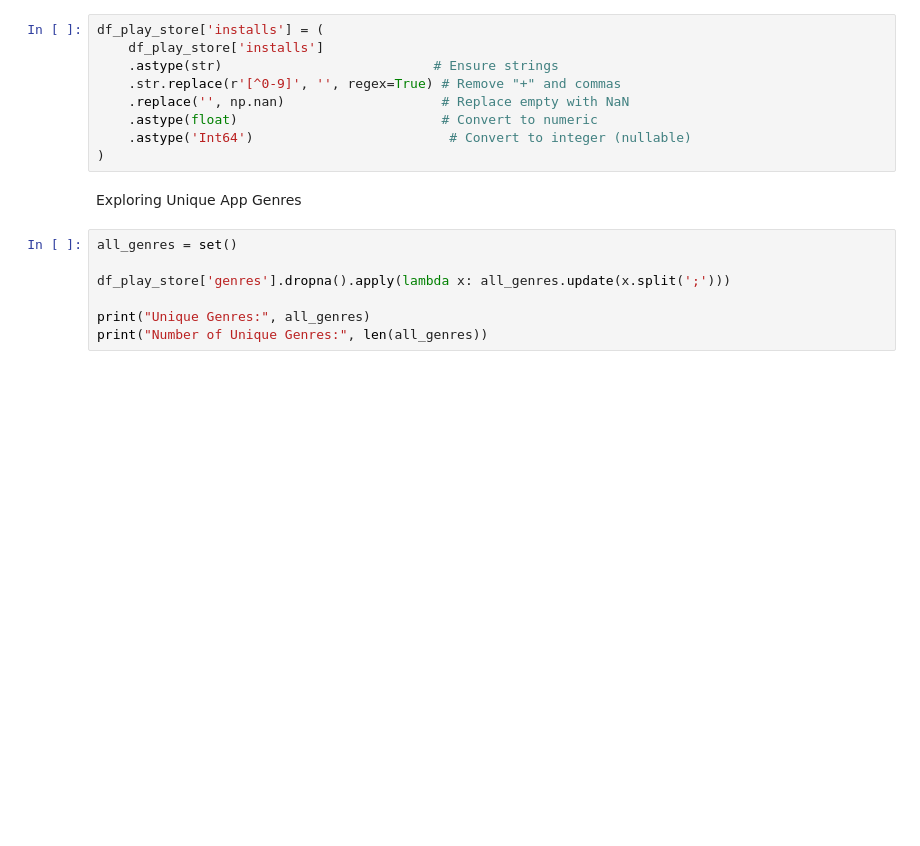
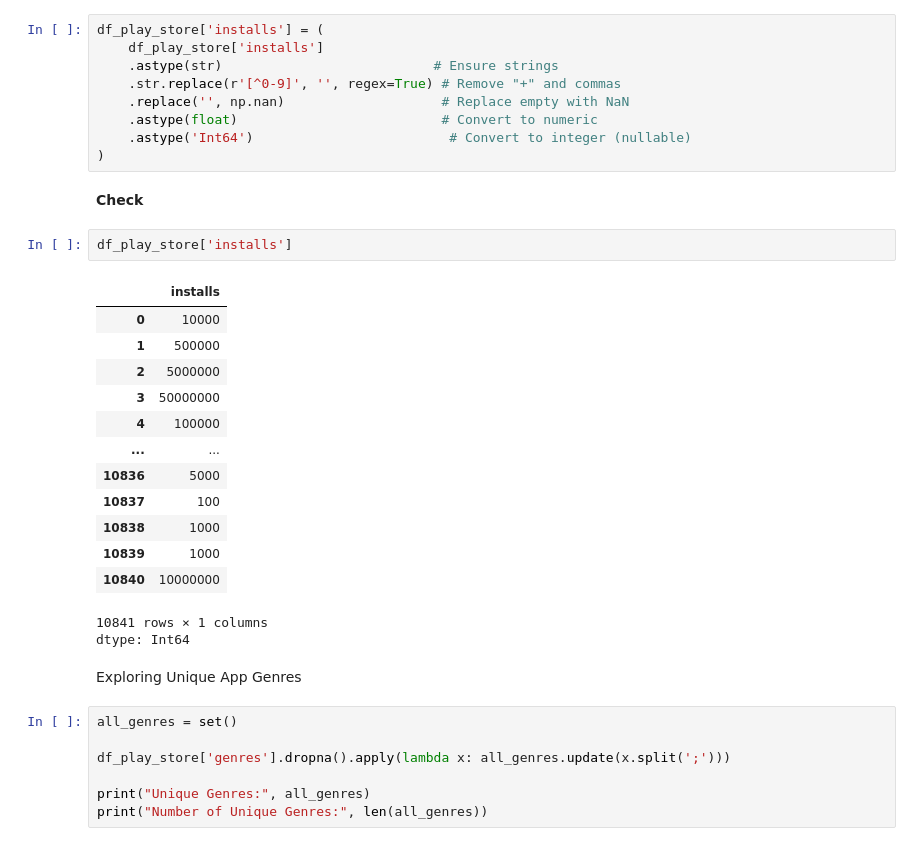
Before and after one commit to Sagarjain93/Data-Analytics-Portfolio, a Jupyter notebook: Python-EDA/Google_Play_Store_EDA/Google_Playstore_App_Review_.ipynb, the cells around one changed output. Saved outputs shown, nothing was run; the diff lists cells and outputs as text; blank space fills up the shorter version.

```diff
--- a/Python-EDA/Google_Play_Store_EDA/Google_Playstore_App_Review_.ipynb
+++ b/Python-EDA/Google_Play_Store_EDA/Google_Playstore_App_Review_.ipynb
@@ -521,6 +577,25 @@ df_play_store['installs'] = (
     .astype(float)                          # Convert to numeric
     .astype('Int64')                         # Convert to integer (nullable)
 )
+# %% [markdown]
+**Check**
+# %%
+df_play_store['installs']
+# %% [output]
+|  | installs |
+| 0 | 10000 |
+| 1 | 500000 |
+| 2 | 5000000 |
+| 3 | 50000000 |
+| 4 | 100000 |
+| ... | ... |
+| 10836 | 5000 |
+| 10837 | 100 |
+| 10838 | 1000 |
+| 10839 | 1000 |
+| 10840 | 10000000 |
+10841 rows × 1 columns
+dtype: Int64
 # %% [markdown]
 Exploring Unique App Genres
 # %%
```
Also changed, not shown: parts of 40 cells of this notebook.
